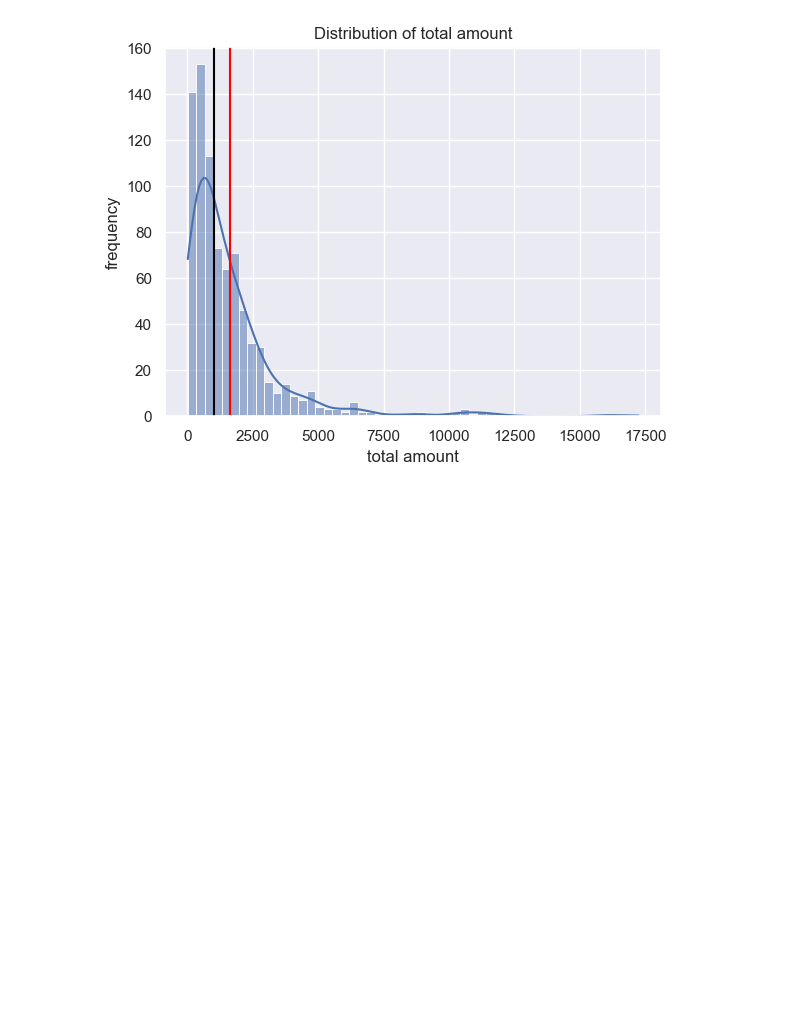
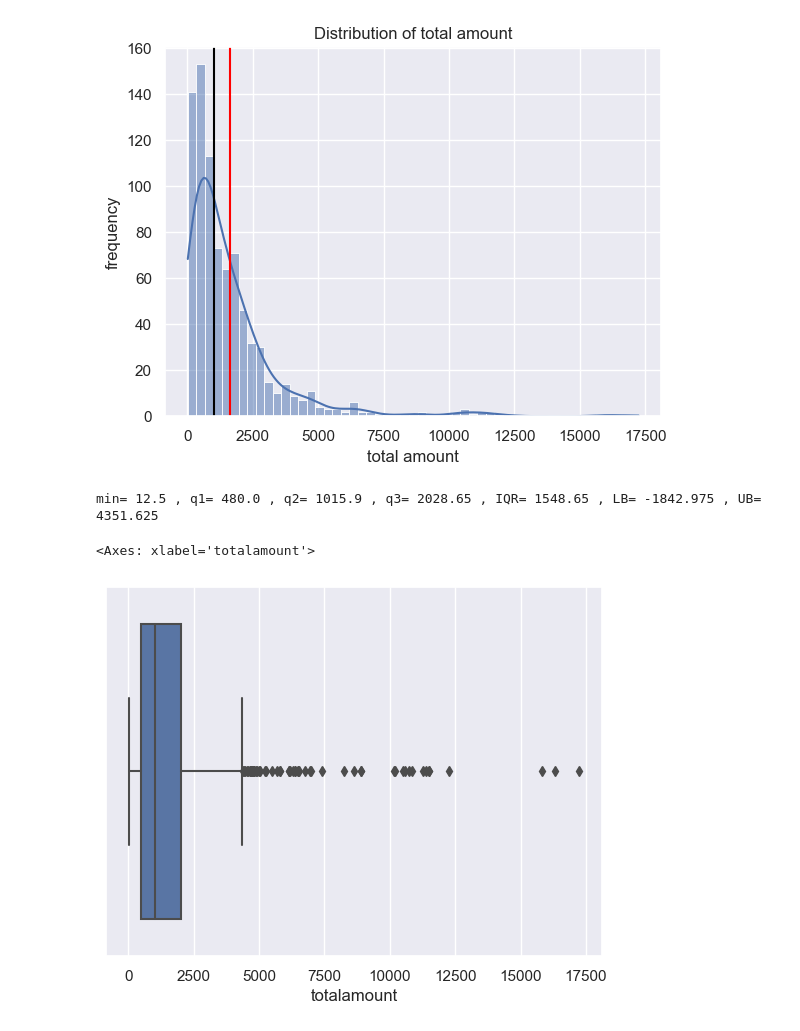
Before and after one commit to AHMEDNASR281/newDataTest, a Jupyter notebook: test1.ipynb, the cells around one changed output. Cells and saved outputs as stored; diff of their text form; code cells hidden in the pictures; blank space fills up the shorter version.

```diff
--- a/test1.ipynb
+++ b/test1.ipynb
@@ -38,6 +38,8 @@ orders = wrangle('all_data.csv' , "latin-1" ,dropna_column_names=['OrderID'] , c
 for cols in orders.columns:
     if 'ID' in cols or 'OrderNumber' in cols :
         orders[cols] = orders[cols].astype(int)
+
+orders = orders[['customerid','firstname','lastname','city','country','orderid','ordernumber','orderdate','totalamount']]
 orders.info()
 # %% [output]
 <class 'pandas.core.frame.DataFrame'>
@@ -85,5 +86,16 @@ plt.axvline(orders.totalamount.median() , color='black')
 min = orders.totalamount.min()
 q1 = orders.totalamount.quantile(0.25)
 q2 = orders.totalamount.median()
-q1 = orders.totalamount.quantile(0.75)
+q3 = orders.totalamount.quantile(0.75)
 IQR = q3-q1
+lb = q1-(1.5*IQR)
+ub = q3+(1.5*IQR)
+
+print(f'min= {min} , q1= {q1} , q2= {q2} , q3= {q3} , IQR= {IQR} , LB= {lb : .3f} , UB= {ub}')
+# %% [output]
+min= 12.5 , q1= 480.0 , q2= 1015.9 , q3= 2028.65 , IQR= 1548.65 , LB= -1842.975 , UB= 4351.625
+# %%
+sns.boxplot(data=orders , x='totalamount')
+# %% [output]
+<Axes: xlabel='totalamount'>
+[figure, added]
```
Also changed, not shown: parts of 5 cells of this notebook.
